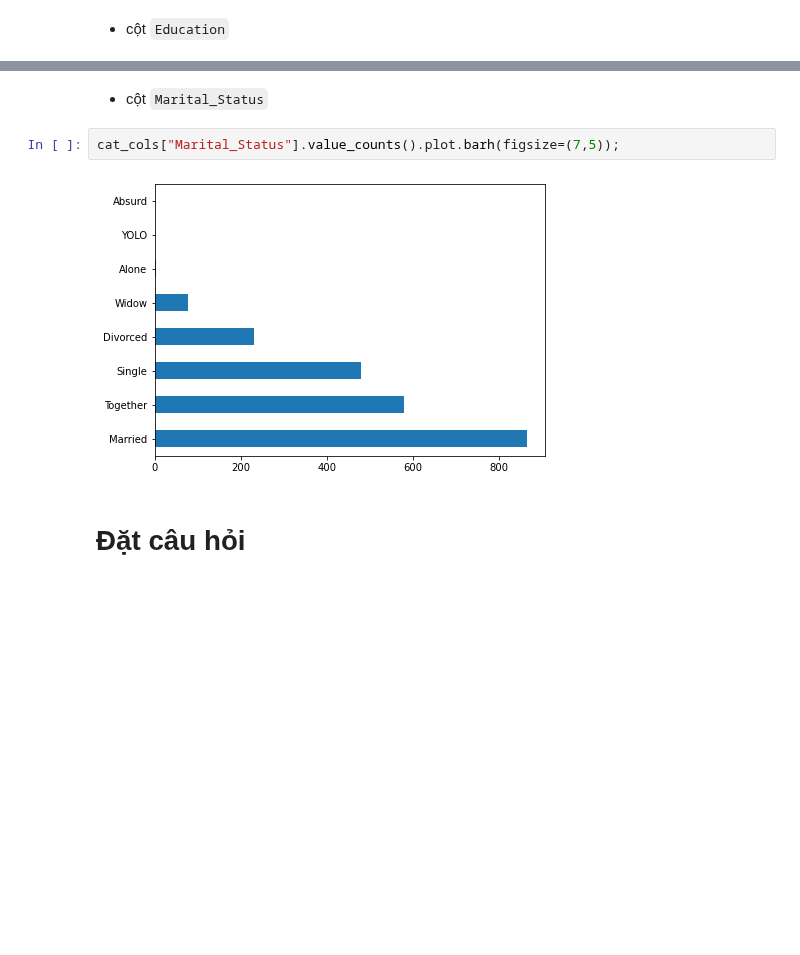
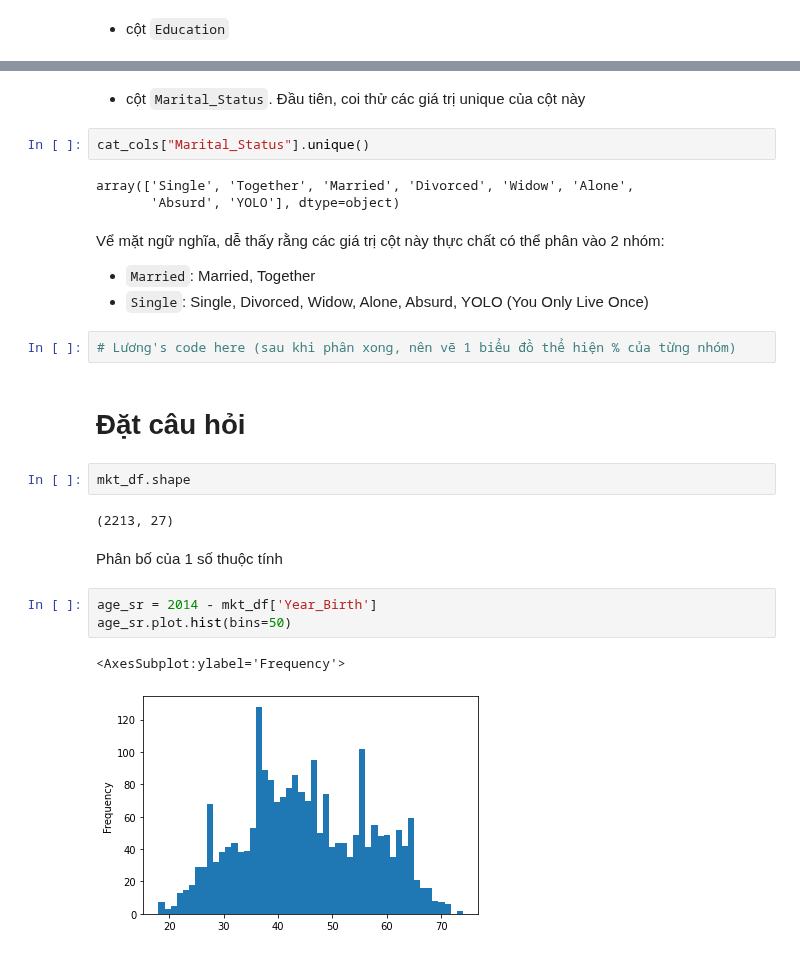
Before and after one commit to ngminhluong/CDS-EndTerm, a Jupyter notebook: Source/Main.ipynb, the cells around one changed output, grey strips where cells are left out. Saved outputs shown, nothing was run; the diff lists cells and outputs as text; blank space fills up the shorter version.

```diff
--- a/Source/Main.ipynb
+++ b/Source/Main.ipynb
@@ -291,8 +286,27 @@ cat_cols["Education"].value_counts().plot.barh(figsize=(7,5));
 # %% [markdown]
-- cột `Marital_Status`
+- cột `Marital_Status`. Đầu tiên, coi thử các giá trị unique của cột này
 # %%
-cat_cols["Marital_Status"].value_counts().plot.barh(figsize=(7,5));
+cat_cols["Marital_Status"].unique()
 # %% [output]
-[figure, removed]
+array(['Single', 'Together', 'Married', 'Divorced', 'Widow', 'Alone',
+       'Absurd', 'YOLO'], dtype=object)
+# %% [markdown]
+Vể mặt ngữ nghĩa, dễ thấy rằng các giá trị cột này thực chất có thể phân vào 2 nhóm:
+- `Married`: Married, Together
+- `Single`: Single, Divorced, Widow, Alone, Absurd, YOLO (You Only Live Once)
+# %%
+# Lương's code here (sau khi phân xong, nên vẽ 1 biểu đồ thể hiện % của từng nhóm)
 # %% [markdown]
 # Đặt câu hỏi
+# %%
+mkt_df.shape
+# %% [output]
+(2213, 27)
+# %% [markdown]
+Phân bố của 1 số thuộc tính
+# %%
+age_sr = 2014 - mkt_df['Year_Birth']
+age_sr.plot.hist(bins=50)
+# %% [output]
+<AxesSubplot:ylabel='Frequency'>
+[figure, added]
```
Also changed, not shown: parts of 16 cells of this notebook.
